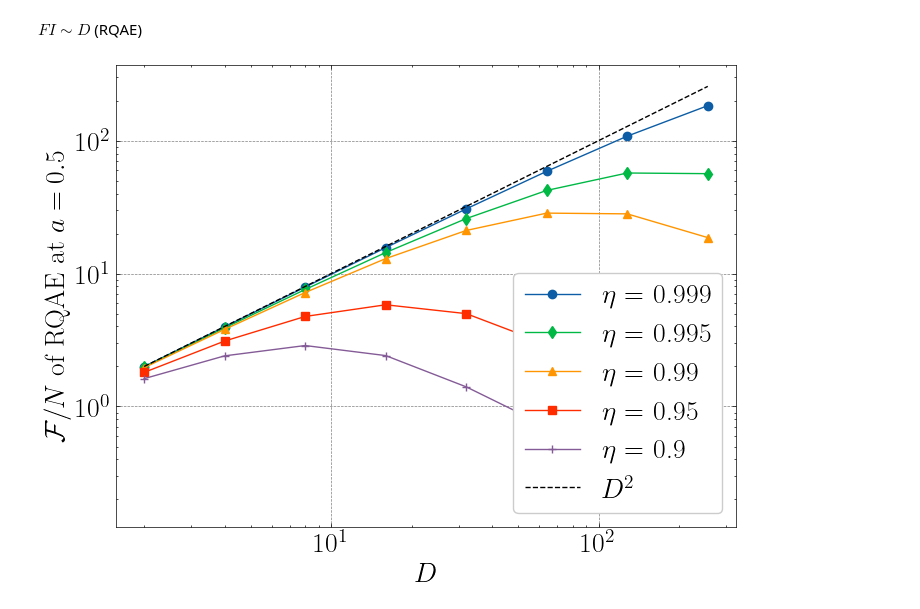
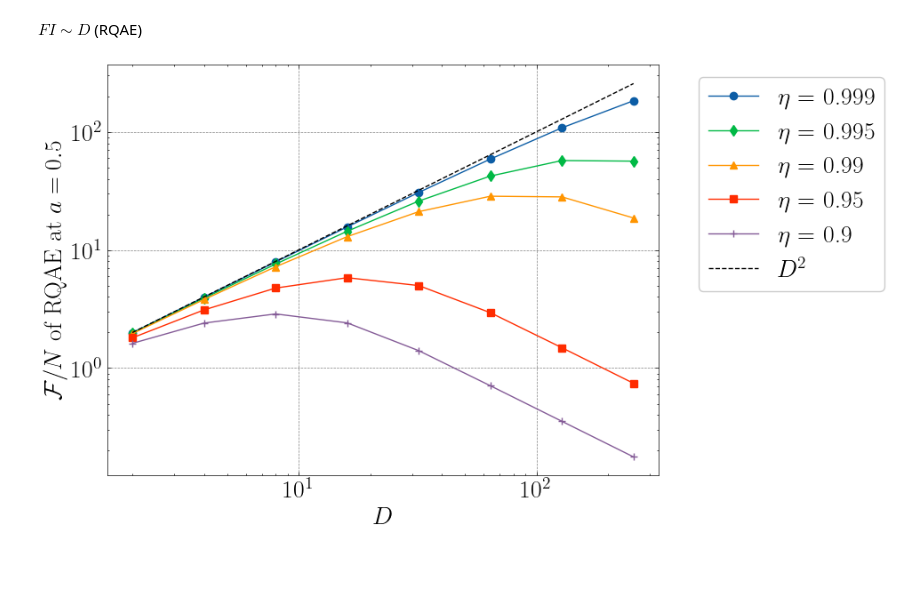
Before and after one commit to helloluxi/simulate-qae, a Jupyter notebook: rqae_fi_noisy.ipynb, the cells around one changed output. Drawn from its saved outputs; the diff is of its cells as text; code cells hidden in the pictures; blank space fills up the shorter version.

```diff
--- a/rqae_fi_noisy.ipynb
+++ b/rqae_fi_noisy.ipynb
@@ -71,25 +71,25 @@ $FI \sim D$ (RQAE)
 # %%
 Ds = 1 << np.arange(1, 9)
 etas = [0.999, 0.995, 0.99, 0.95, 0.9]
 fi_D_RQAE = {}
 for eta in etas:
     fi_per_cost = []
     for D_RQAE in Ds:
         prob = 1 / np.arange(1, D_RQAE + 1)
         prob /= prob.sum()
         cost = sum(prob * np.arange(1, D_RQAE + 1))
         fi_per_cost.append(sum([prob[i] * get_fi_single_degree(0.5, i+1, eta) for i in range(D_RQAE)]) / cost)
     fi_D_RQAE[f"$\\eta$ = {eta}"] = fi_per_cost
 plt.figure()
 for idx, (label, fi_per_cost) in enumerate(fi_D_RQAE.items()):
     plt.plot(Ds, fi_per_cost, label=label, marker="od^s+h"[idx])
 plt.plot([2, 256], [2, 256], label="$D^2$", linestyle="--", color="black")
 plt.xscale("log")
 plt.yscale("log")
 plt.xlabel("$D$")
 plt.ylabel("$\\mathcal{F}/N$ of RQAE at $a = 0.5$")
-plt.legend()
+plt.legend(bbox_to_anchor=(1.05, 1), loc='upper left')
 plt.savefig("fi_D_rqae.pdf")
 plt.show()
 # %% [output]
-[figure, old version]
+[figure, new version]
```
Also changed, not shown: 4 other files.
